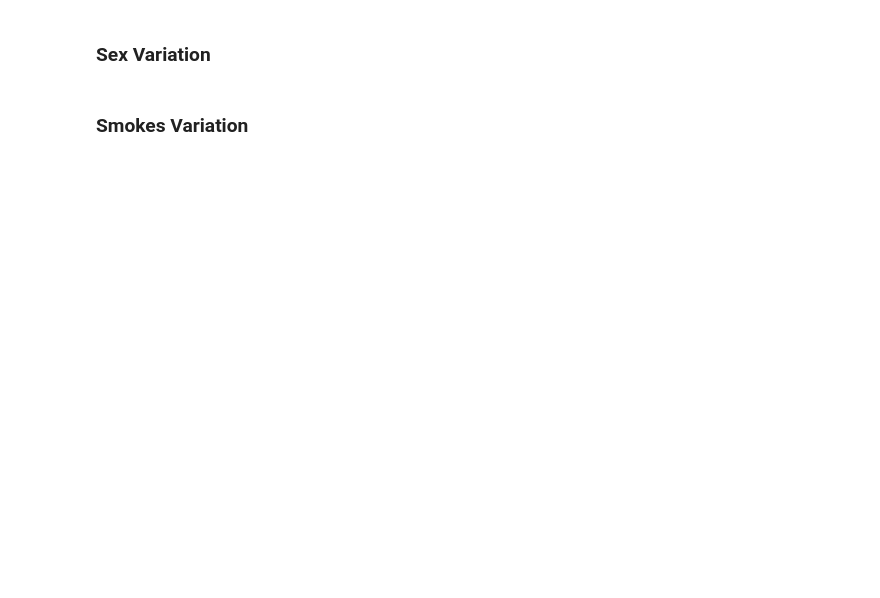
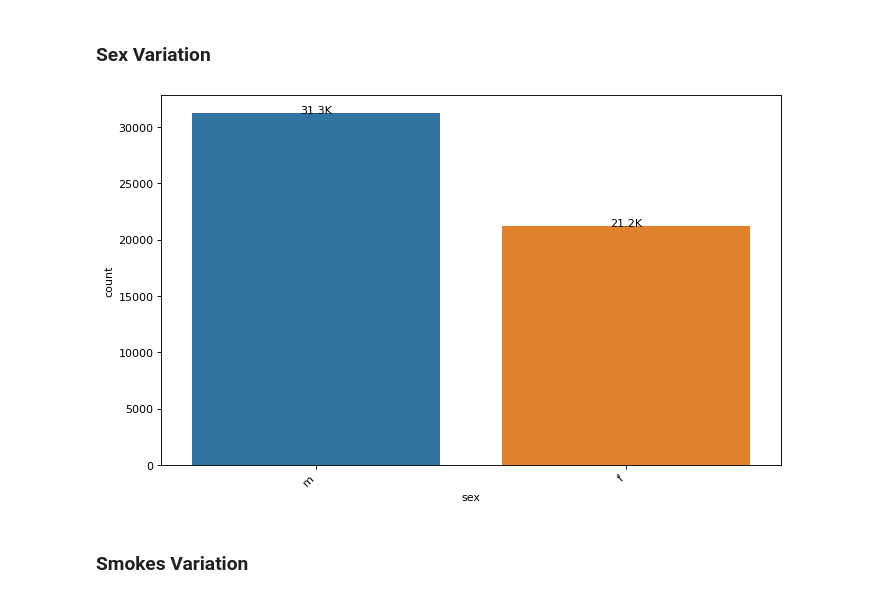
Before and after one commit to BinaryBite/Date-a-scientist, a Jupyter notebook: attempt_1.ipynb, the cells around one changed output. Cells and saved outputs as stored; diff of their text form; code cells hidden in the pictures; blank space fills up the shorter version.

```diff
--- a/attempt_1.ipynb
+++ b/attempt_1.ipynb
@@ -1200,4 +1182,8 @@ sns.countplot(data = working, x = working.last_online.dt.year, hue = working.las
 # %% [markdown]
 ### Sex Variation
+# %%
+vc_hist(working, 'sex')
+# %% [output]
+[figure, added]
 # %% [markdown]
 ### Smokes Variation
```
Also changed, not shown: parts of 80 cells of this notebook.
